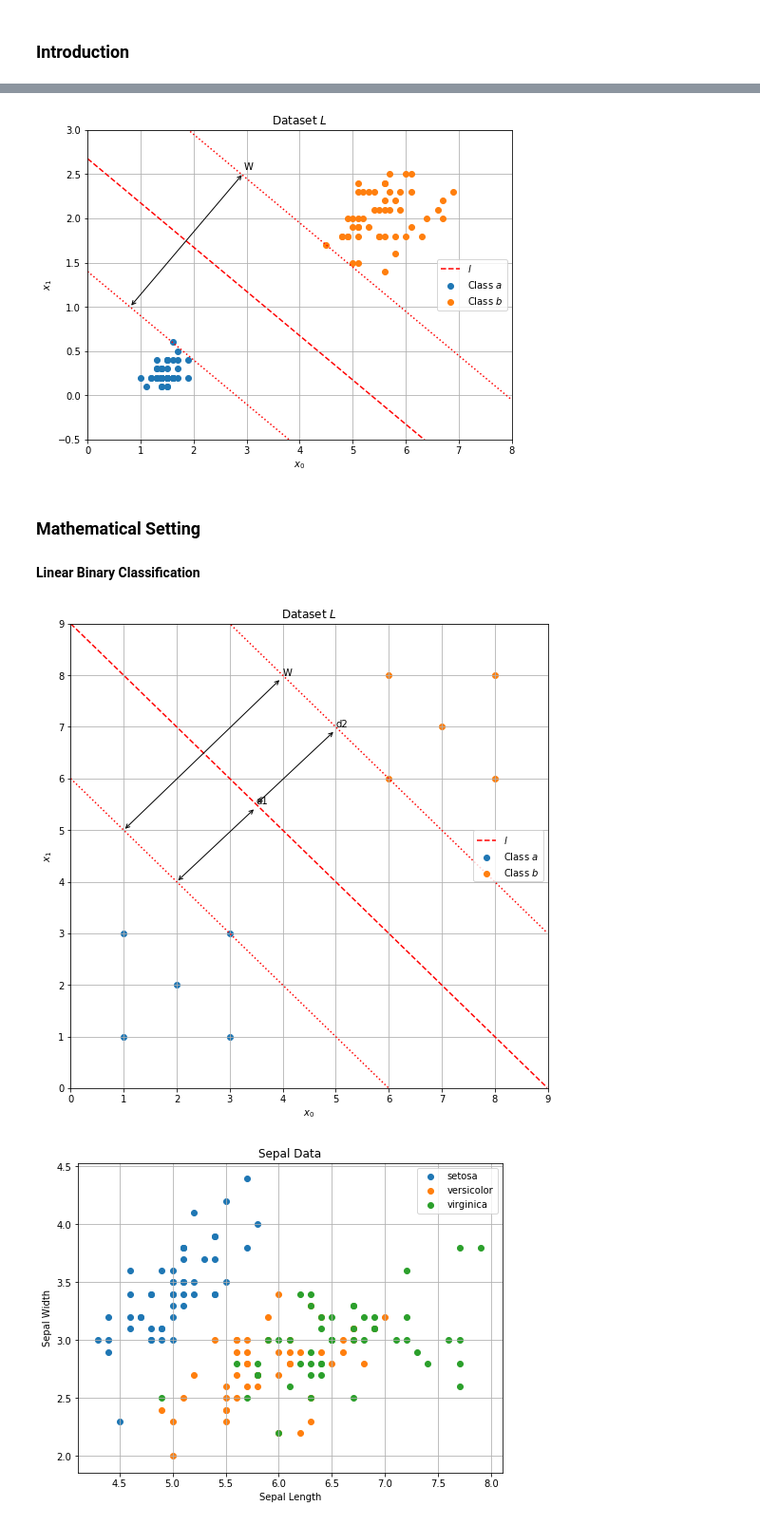
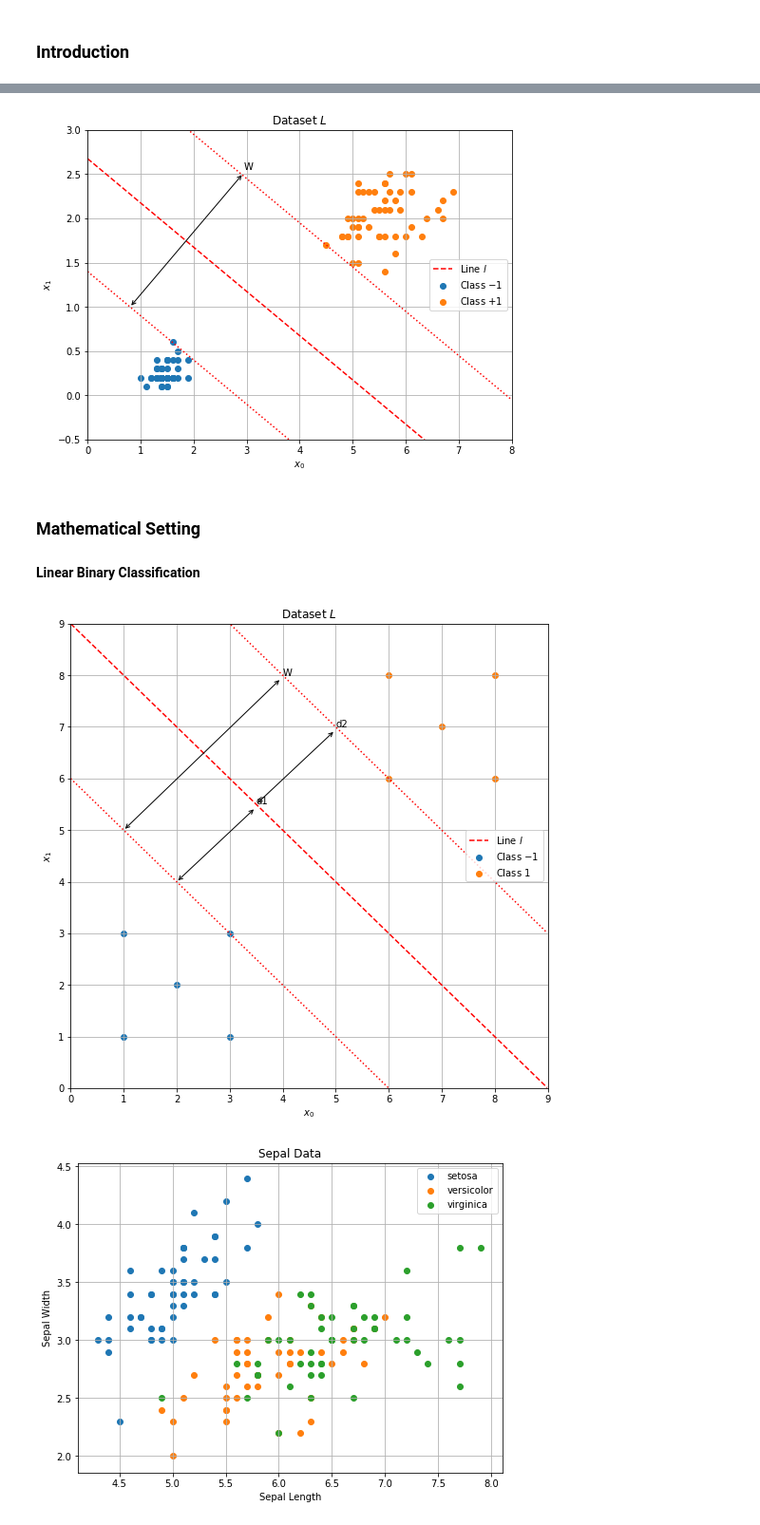
Before and after one commit to johnduffymsc/msc_comp0120project, a Jupyter notebook: COMP0120_Project_John_Duffy.ipynb, the cells around one changed output, grey strips where cells are left out. Shown at 95% size. Saved outputs shown, nothing was run; the diff lists cells and outputs as text; code cells hidden in the pictures.

```diff
--- a/COMP0120_Project_John_Duffy.ipynb
+++ b/COMP0120_Project_John_Duffy.ipynb
@@ -20,7 +20,7 @@ y_names = iris["target_names"]
 # %%
 # intro_0.pdf
 
-labels = ["Class $a$", "Class $b$"]
+labels = ["Class $-1$", "Class $+1$"]
 plt.figure(figsize=(8, 6))
 plt.xlim(0, 8)
 plt.ylim(-0.5, 3)
@@ -43,7 +43,7 @@ plt.show()
 # %%
 # intro_02.pdf
 
-labels = ["Class $a$", "Class $b$"]
+labels = ["Class $-1$", "Class $+1$"]
 plt.figure(figsize=(8, 6))
 plt.xlim(0, 8)
 plt.ylim(-0.5, 3)
@@ -71,7 +71,7 @@ plt.show()
 # %%
 # intro_03.pdf
 
-labels = ["Class $a$", "Class $b$"]
+labels = ["Class $-1$", "Class $+1$"]
 
 plt.figure(figsize=(8, 6))
 plt.xlim(0, 8)
@@ -80,35 +80,35 @@ plt.ylim(-0.5, 3)
 for i, value in enumerate([0, 2]):
     plt.scatter(X[y == value, 2], X[y == value, 3], label=labels[i])
 
 x0 = np.arange(plt.xlim()[0], plt.xlim()[1], 0.01)
 m = -0.5
 c = 1.4
 x1 = m * x0 + c
 plt.plot(x0, x1, ":r")
 
 x0 = np.arange(plt.xlim()[0], plt.xlim()[1], 0.01)
 m = -0.5
 c = 3.95
 x1 = m * x0 + c
 plt.plot(x0, x1, ":r")
 
 x0 = np.arange(plt.xlim()[0], plt.xlim()[1], 0.01)
 m = -0.5
 c = 2.675
 x1 = m * x0 + c
-plt.plot(x0, x1, "--r", label="$l$")
+plt.plot(x0, x1, "--r", label="Line $l$")
 
 plt.annotate("W", xy=(0.8, 1.0), xytext=(2.95, 2.55), arrowprops=dict(arrowstyle="<->"))
 
 plt.title("Dataset $L$")
 plt.xlabel("$x_0$")
 plt.ylabel("$x_1$")
 plt.legend(loc="center right")
 plt.grid()
 plt.savefig("intro_2.pdf")
 plt.show()
 # %% [output]
-[figure, old version]
+[figure, new version]
 # %% [markdown]
 ### Mathematical Setting
 
@@ -124,7 +124,7 @@ X = np.array([[1.0, 1.0], [1.0, 3.0], [2.0, 2.0], [3.0, 1.0], [3.0, 3.0],
               [6.0, 6.0], [6.0, 8.0], [8.0, 6.0], [8.0, 8.0], [7.0, 7.0]],
              dtype=np.float64)
 y = np.array([0, 0, 0, 0, 0, 1, 1, 1, 1, 1])
-y_names = ["Class $a$", "Class $b$"]
+y_names = ["Class $-1$", "Class $1$"]
 
 for i in np.sort(np.unique(y)):
     plt.scatter(X[y == i, 0], X[y == i, 1], label=y_names[i])
@@ -133,7 +133,7 @@ x0 = np.arange(plt.xlim()[0], plt.xlim()[1], 0.01)
 m = -1.0
 c = 9.0
 x1 = m * x0 + c
-plt.plot(x0, x1, "--r", label="$l$")
+plt.plot(x0, x1, "--r", label="Line $l$")
 
 x0 = np.arange(plt.xlim()[0], plt.xlim()[1], 0.01)
 m = -1.0
@@ -159,7 +159,7 @@ plt.grid(zorder=0)
 plt.savefig("linear_binary_0.pdf")
 plt.show()
 # %% [output]
-[figure, old version]
+[figure, new version]
 # %%
 # Sepal Data
 plt.figure(figsize=(8, 6))
```
Also changed, not shown: parts of 2 cells of this notebook, 1 other file.
